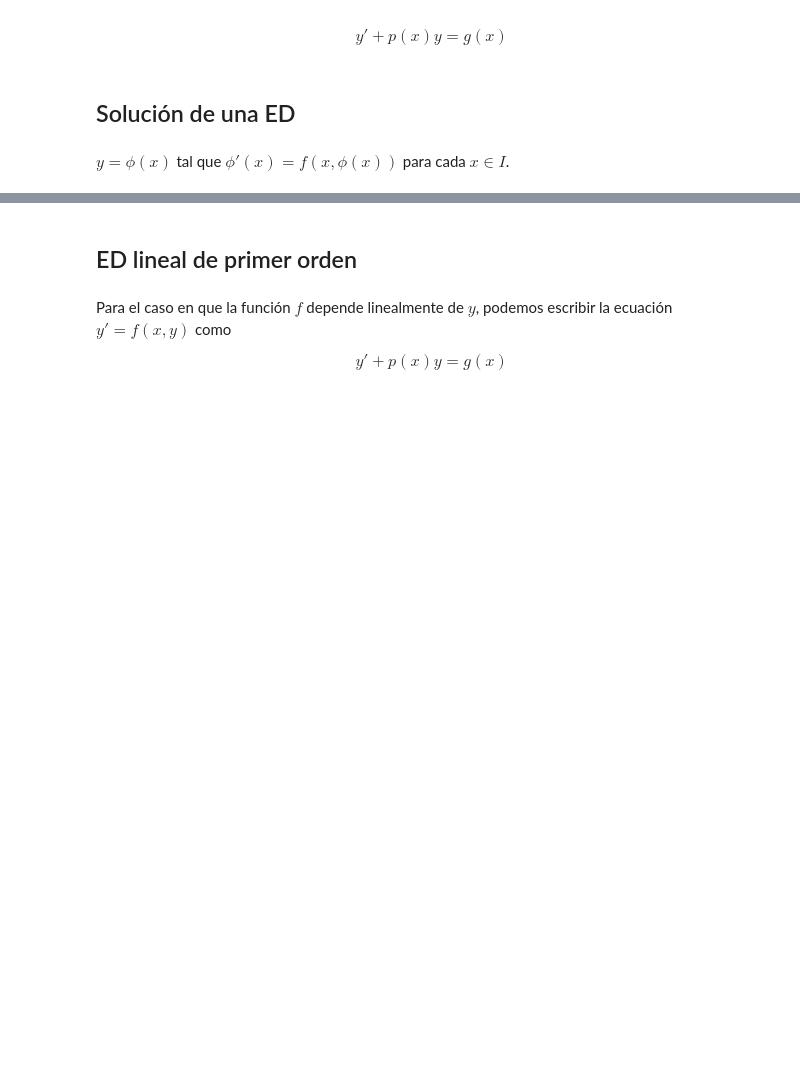
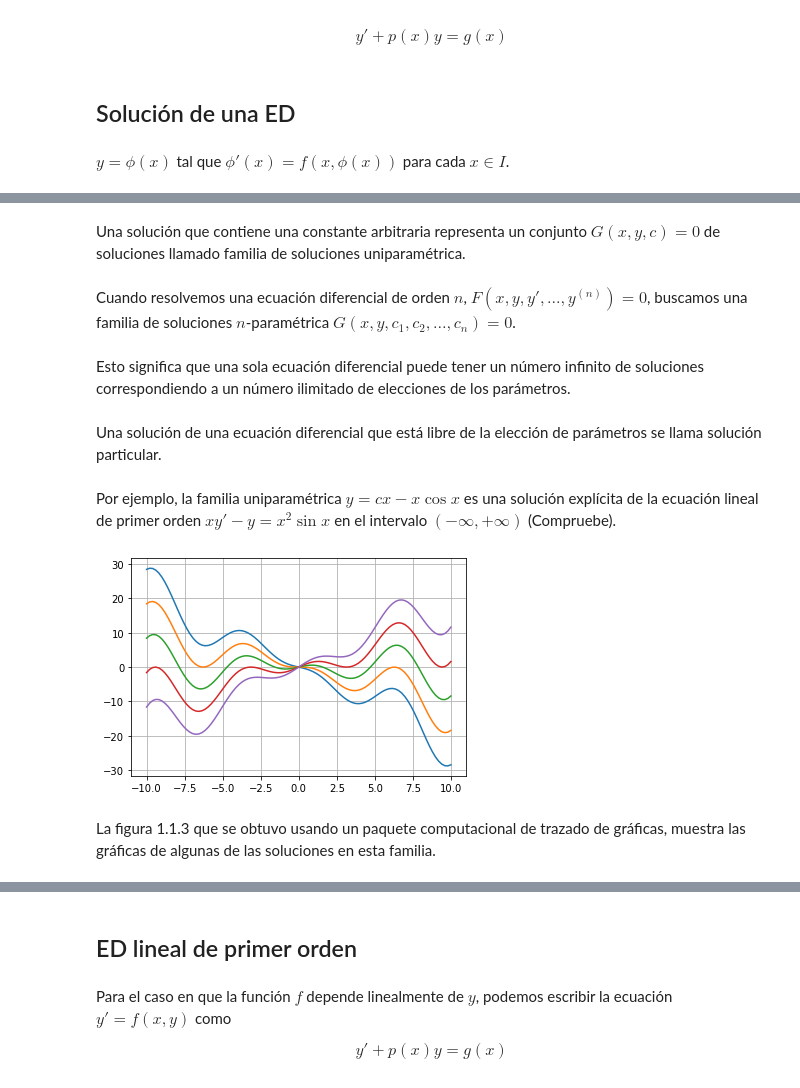
Before and after one commit to marco-canas/edo, a Jupyter notebook: clases/class_1/class_1_ODE.ipynb, the cells around one changed output, grey strips where cells are left out. Drawn from its saved outputs; the diff is of its cells as text; code cells hidden in the pictures; blank space fills up the shorter version.

Commit message:
adición de gráfico de familia uniparamétrica de soluciones

```diff
--- a/clases/class_1/class_1_ODE.ipynb
+++ b/clases/class_1/class_1_ODE.ipynb
@@ -92,0 +215,28 @@ $y = \phi(x)$ tal que $\phi'(x) = f(x,\phi(x)) $ para cada $x \in I$.
+# %% [markdown]
+Una solución que contiene una constante arbitraria representa un conjunto $G(x, y, c) = 0$ de soluciones llamado familia de soluciones uniparamétrica.
+# %% [markdown]
+Cuando resolvemos una ecuación diferencial de orden $n$, $F(x, y, y', . . . , y^{(n)})=0$,
+buscamos una familia de soluciones $n$-paramétrica $G(x, y, c_{1},c_{2}, \ldots , c_{n})=0$.
+# %% [markdown]
+Esto significa que una sola ecuación diferencial puede tener un número infinito de soluciones correspondiendo a un número ilimitado de elecciones de los parámetros.
+# %% [markdown]
+Una solución de una ecuación diferencial que está libre de la elección de parámetros se llama solución particular.
+# %% [markdown]
+Por ejemplo, la familia uniparamétrica $y = cx - x\cos x$ es una solución explícita de la ecuación lineal de primer orden $xy'- y = x^{2}\sin x$ en el intervalo $(-\infty,+\infty)$ (Compruebe).
+# %%
+import numpy as np
+import matplotlib.pyplot as plt
+
+C = [-2,-1, 0, 1, 2]
+
+X = np.linspace(-10,10,100)
+
+for c in C:
+    Y = [c*x- - x*np.cos(x) for x in X]
+    plt.plot(X,Y)
+
+plt.grid()
+# %% [output]
+[figure, added]
+# %% [markdown]
+La figura 1.1.3 que se obtuvo usando un paquete computacional de trazado de gráficas, muestra las gráficas de algunas de las soluciones en esta familia.
```
Also changed, not shown: parts of 31 cells of this notebook.
